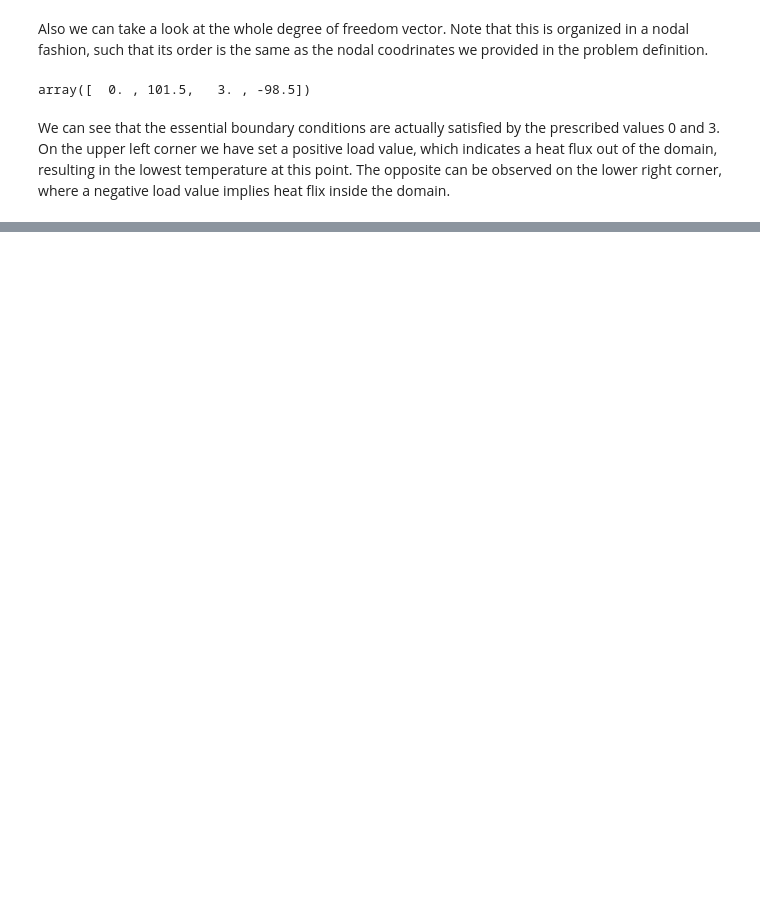
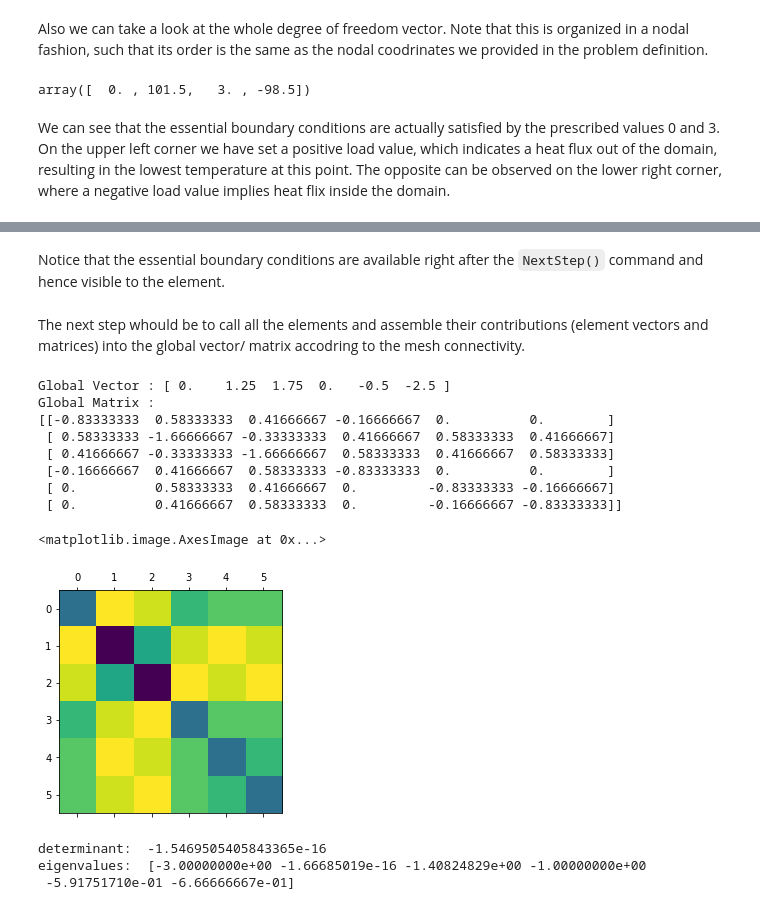
Before and after one commit to 5A5H/PyFEMP, a Jupyter notebook: Introduction.ipynb, the cells around one changed output, grey strips where cells are left out. Drawn from its saved outputs; the diff is of its cells as text; code cells hidden in the pictures; blank space fills up the shorter version.

```diff
--- a/Introduction.ipynb
+++ b/Introduction.ipynb
@@ -175,0 +248,29 @@ We can see that the essential boundary conditions are actually satisfied by the
+# %% [markdown]
+Notice that the essential boundary conditions are available right after the `NextStep()` command and hence visible to the element.
+# %% [markdown]
+The next step whould be to call all the elements and assemble their contributions (element vectors and matrices) into the global vector/ matrix accodring to the mesh connectivity.
+# %%
+global_vector, global_matrix = FEM.Assemble(verbose=True)
+
+# plot the global matrix
+plt.matshow(global_matrix)
+# %% [output]
+Global Vector : [ 0.    1.25  1.75  0.   -0.5  -2.5 ]
+Global Matrix :
+[[-0.83333333  0.58333333  0.41666667 -0.16666667  0.          0.        ]
+ [ 0.58333333 -1.66666667 -0.33333333  0.41666667  0.58333333  0.41666667]
+ [ 0.41666667 -0.33333333 -1.66666667  0.58333333  0.41666667  0.58333333]
+ [-0.16666667  0.41666667  0.58333333 -0.83333333  0.          0.        ]
+ [ 0.          0.58333333  0.41666667  0.         -0.83333333 -0.16666667]
+ [ 0.          0.41666667  0.58333333  0.         -0.16666667 -0.83333333]]
+<matplotlib.image.AxesImage at 0x...>
+[figure, added]
+# %%
+# compute determinant and eigenvalues of global_matrix
+print('determinant: ',np.linalg.det(global_matrix))
+
+print('eigenvalues: ',np.linalg.eigvals(global_matrix))
+# %% [output]
+determinant:  -1.5469505405843365e-16
+eigenvalues:  [-3.00000000e+00 -1.66685019e-16 -1.40824829e+00 -1.00000000e+00
+ -5.91751710e-01 -6.66666667e-01]
```
Also changed, not shown: parts of 29 cells of this notebook, 1 other file.
